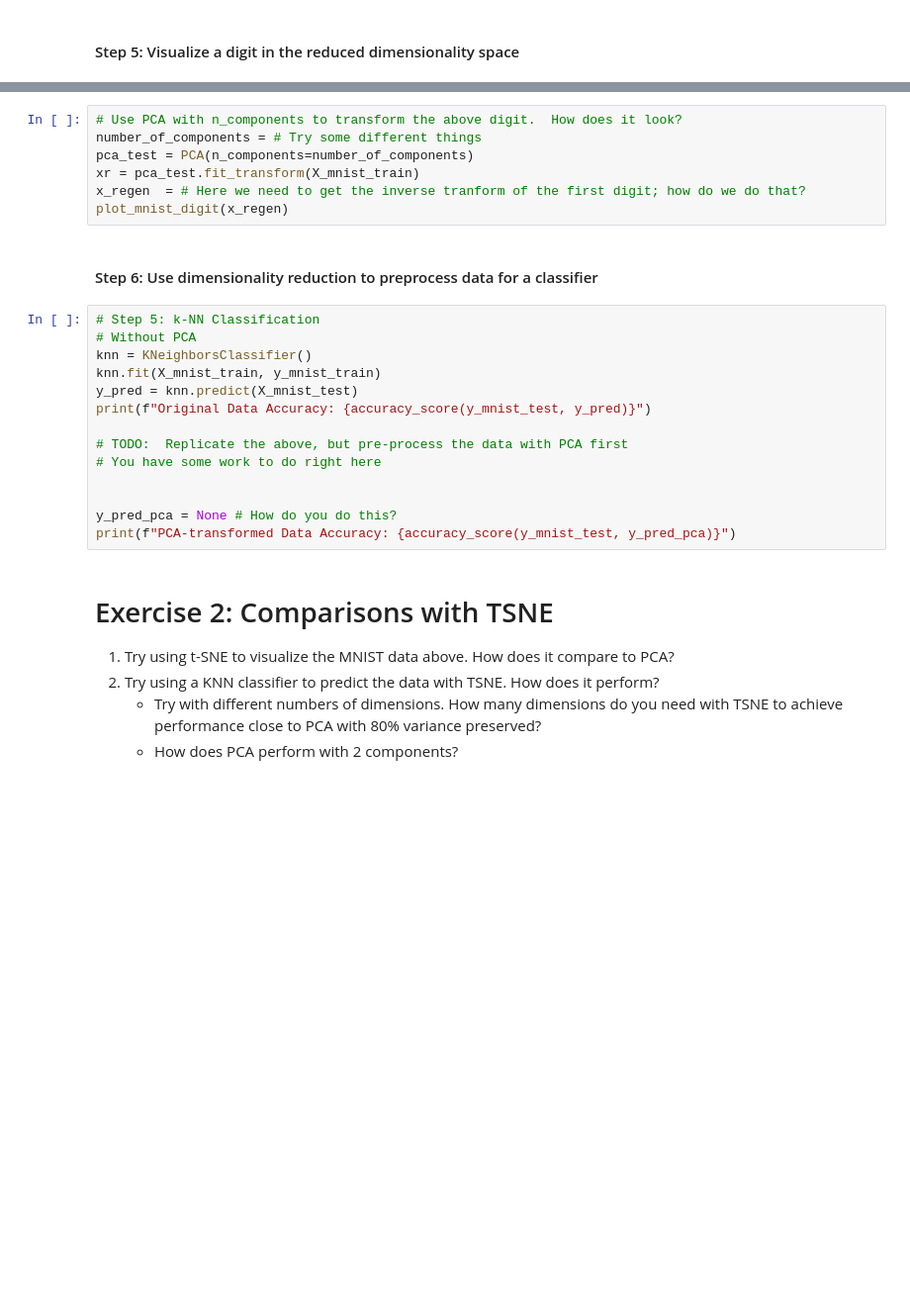
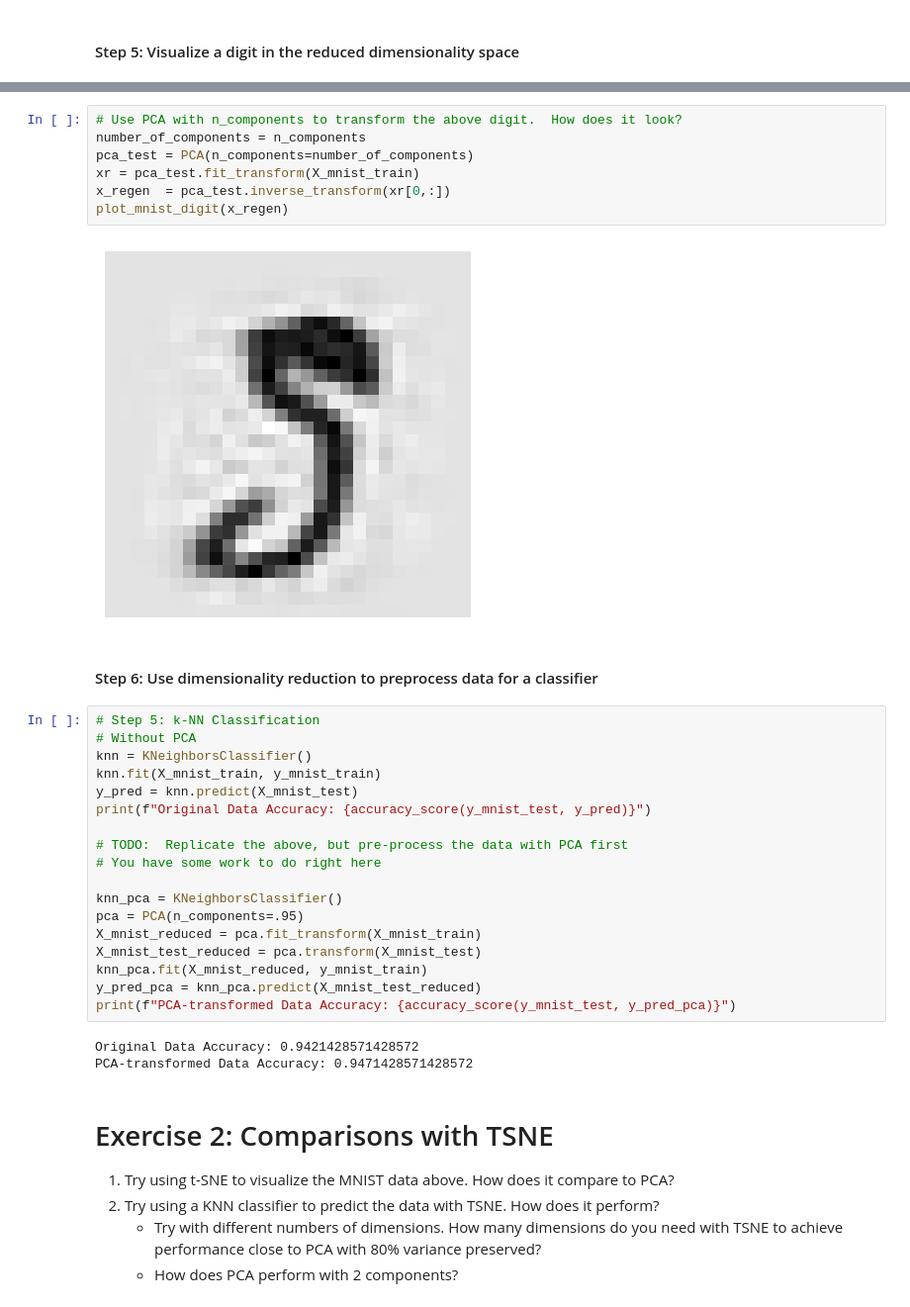
Before and after one commit to SU-IST407-SP25/student-lecture-materials-Qxuto-1, a Jupyter notebook: 13-week13/lab-exercises.ipynb, the cells around one changed output, grey strips where cells are left out. Shown at 99% size. Cells and saved outputs as stored; diff of their text form; blank space fills up the shorter version.

```diff
--- a/13-week13/lab-exercises.ipynb
+++ b/13-week13/lab-exercises.ipynb
@@ -91,10 +93,12 @@ plot_mnist_digit(X_mnist_train[0])
 # %%
 # Use PCA with n_components to transform the above digit.  How does it look?
-number_of_components = # Try some different things
+number_of_components = n_components
 pca_test = PCA(n_components=number_of_components)
 xr = pca_test.fit_transform(X_mnist_train)
-x_regen  = # Here we need to get the inverse tranform of the first digit; how do we do that?
+x_regen  = pca_test.inverse_transform(xr[0,:])
 plot_mnist_digit(x_regen)
+# %% [output]
+[figure, added]
 # %% [markdown]
 #### Step 6: Use dimensionality reduction to preprocess data for a classifier
 # %%
@@ -108,9 +112,16 @@ print(f"Original Data Accuracy: {accuracy_score(y_mnist_test, y_pred)}")
 # TODO:  Replicate the above, but pre-process the data with PCA first
 # You have some work to do right here
 
-
-y_pred_pca = None # How do you do this?
+knn_pca = KNeighborsClassifier()
+pca = PCA(n_components=.95)
+X_mnist_reduced = pca.fit_transform(X_mnist_train)
+X_mnist_test_reduced = pca.transform(X_mnist_test)
+knn_pca.fit(X_mnist_reduced, y_mnist_train)
+y_pred_pca = knn_pca.predict(X_mnist_test_reduced)
 print(f"PCA-transformed Data Accuracy: {accuracy_score(y_mnist_test, y_pred_pca)}")
+# %% [output]
+Original Data Accuracy: 0.9421428571428572
+PCA-transformed Data Accuracy: 0.9471428571428572
 # %% [markdown]
 # Exercise 2:  Comparisons with TSNE
 
```
Also changed, not shown: parts of 1 cell of this notebook.
